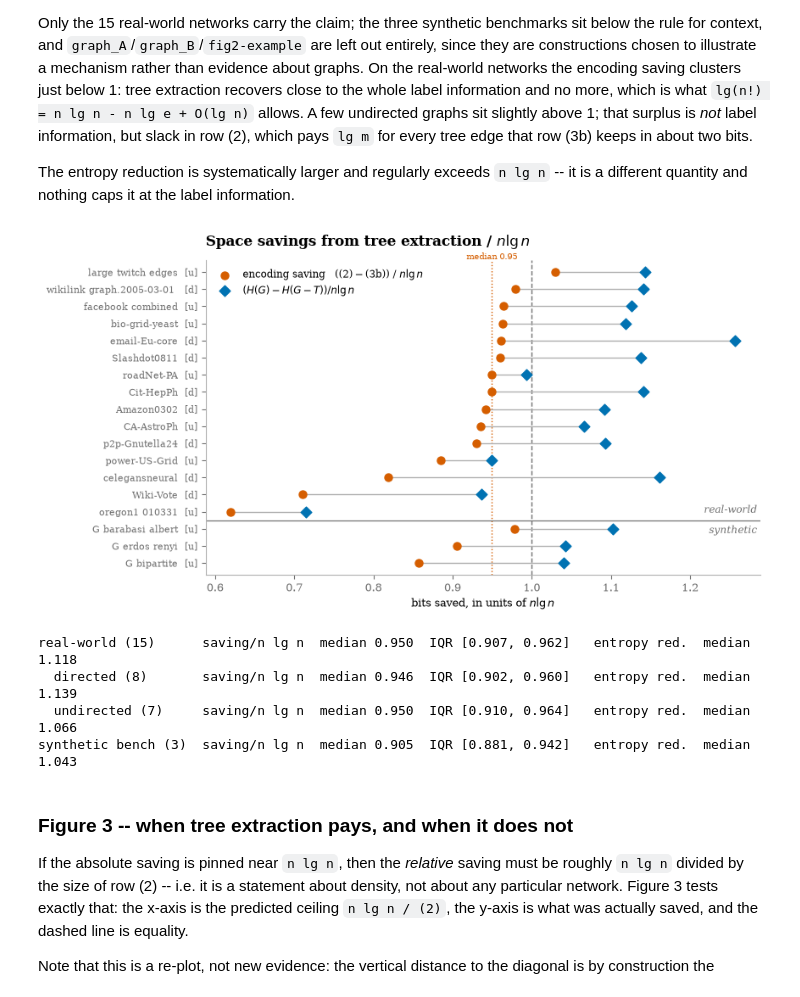
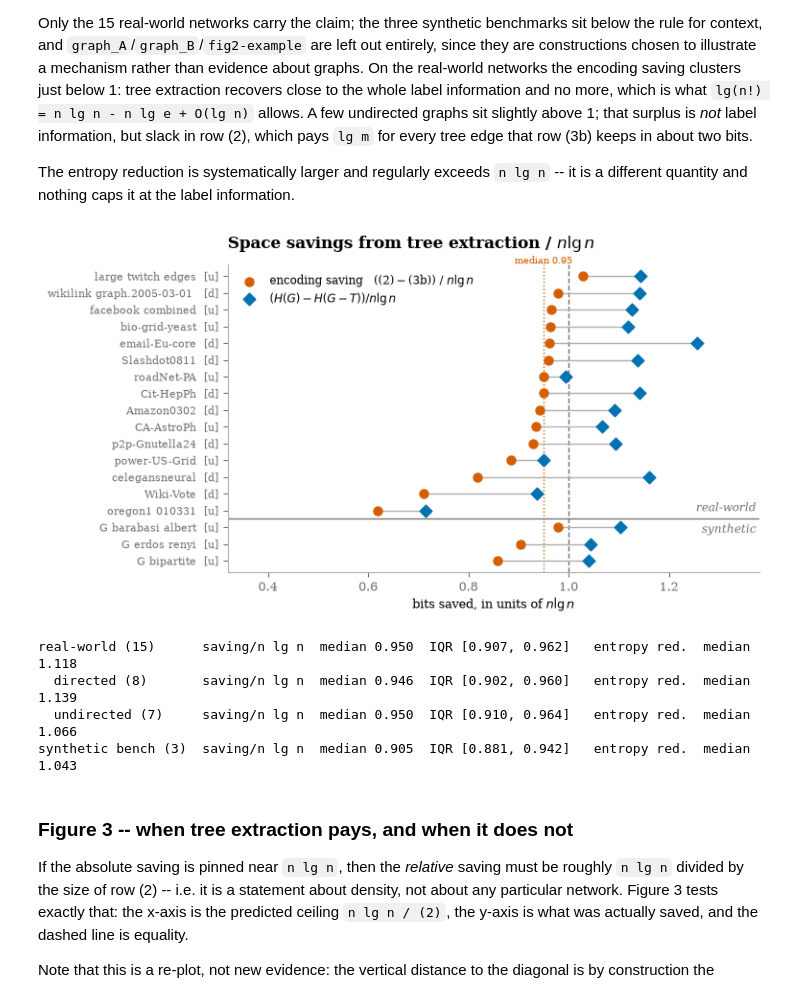
Before and after one commit to sebawild/trex_toy, a Jupyter notebook: evaluation.ipynb, the cells around one changed output. Drawn from its saved outputs; the diff is of its cells as text; code cells hidden in the pictures.

```diff
--- a/evaluation.ipynb
+++ b/evaluation.ipynb
@@ -288,7 +288,7 @@ o2 = pd.concat([extra, main]).reset_index(drop=True)
 split = len(extra) - 0.5                      # rule between the two groups
 
 # layout="constrained" re-runs drawing via actual backend
-fig, ax = plt.subplots(figsize=(8.5, 4.5), layout="constrained")
+fig, ax = plt.subplots(figsize=(7.5, 4), layout="constrained")
 ax.axvline(1.0, color=PALETTE["ink_faint"], lw=1, ls="--", zorder=0)
 for i, r in o2.iterrows():
     ax.plot([r["saving / n lg n"], r["entropy reduction / n lg n"]], [i, i],
@@ -302,34 +302,35 @@ for y, txt, va in [(split - 0.3, "synthetic", "top"), (split + 0.3, "real-world"
     ax.text(0.995, y, txt, transform=ax.get_yaxis_transform(), fontsize=8.5,
             ha="right", va=va, color=PALETTE["ink_faint"], style="italic")
 
 med = df[real]["saving / n lg n"].median()
 ax.axvline(med, color=C_TREX, lw=1, ls=":", zorder=0)
 ax.set_yticks(range(len(o2)))
 # Replace underscore in graph names by space and remove trailing space
 ax.set_yticklabels([f"{g.replace('_', ' ')}  [{t[0]}]" for g, t in zip(o2["graph"], o2["type"])], fontsize=8)
 ax.set_ylim(-0.7, len(o2) - 0.3)
 ax.set_xlabel("bits saved, in units of $n \\lg n$")
+ax.set_xlim(0.32,1.38)
 ax.set_title("Space savings from tree extraction / $n \\lg n$",
              loc="left", fontsize=12, pad=12)
 #ax.legend(frameon=False, loc="upper center", bbox_to_anchor=(0.5, -0.07), ncol=2, fontsize=8.5)
 ax.text(med, len(o2) - .25, f"median {med:.2f}", ha="center", fontsize=7.5,
         color=C_TREX)
 ax.legend(frameon=False, loc="upper left", fontsize=8.5)
 #fig.tight_layout() # DON'T do this with constrained layout
 #fig.savefig(f"figures/fig2-n-lg-n-{THEME}.pdf")
 my_savefig(f"fig2-n-lg-n-{THEME}")
 plt.show()
 
 for label, sel in [("real-world (15)", real),
                    ("  directed (8)", real & directed),
                    ("  undirected (7)", real & ~directed),
                    ("synthetic bench (3)", df["class"].eq("synthetic / benchmark"))]:
     a, b = df[sel]["saving / n lg n"], df[sel]["entropy reduction / n lg n"]
     print(f"{label:20} saving/n lg n  median {a.median():.3f}  "
           f"IQR [{a.quantile(.25):.3f}, {a.quantile(.75):.3f}]   "
           f"entropy red.  median {b.median():.3f}")
 # %% [output]
-[figure, old version]
+[figure, new version]
 real-world (15)      saving/n lg n  median 0.950  IQR [0.907, 0.962]   entropy red.  median 1.118
   directed (8)       saving/n lg n  median 0.946  IQR [0.902, 0.960]   entropy red.  median 1.139
   undirected (7)     saving/n lg n  median 0.950  IQR [0.910, 0.964]   entropy red.  median 1.066
```
Also changed, not shown: parts of 2 cells of this notebook, 2 other files.
